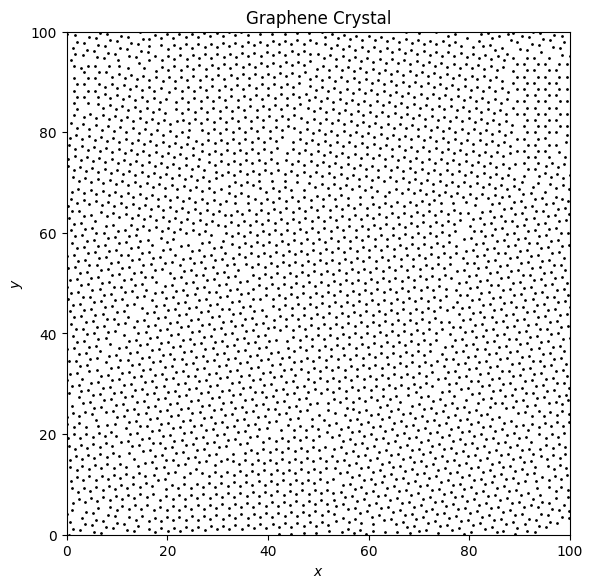
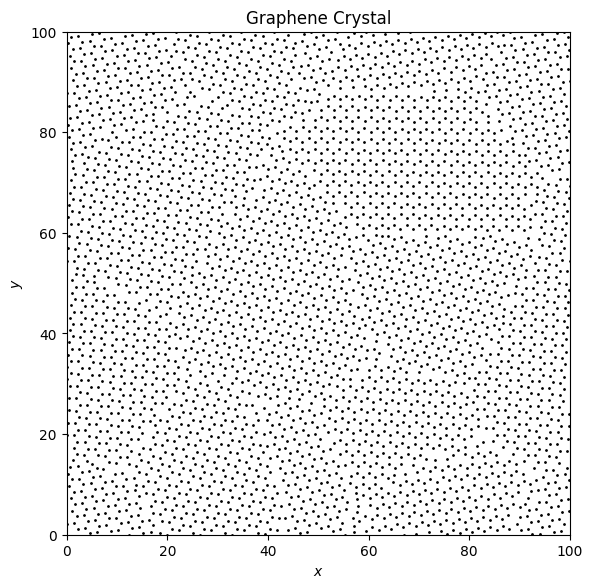
Code edit (unified diff) that turned the first committed figure into the second:
--- before
+++ after
@@ -2,6 +2,13 @@
 graphene = Graphene.GrapheneCrystal(vor, a=1.42)
 
-graphene.save_crystal("results/initial_crystal.npz")
+graphene.save_crystal("results/sanity_check/initial_crystal.npz")
 
 graphene.plot_atoms()
+plt.show()
 graphene.plot_bonds()
+plt.show()
+graphene.compute_observables()
+
+G6 = graphene.G6
+plt.plot(G6, 'o')
+plt.show()

Commit: starting MD test